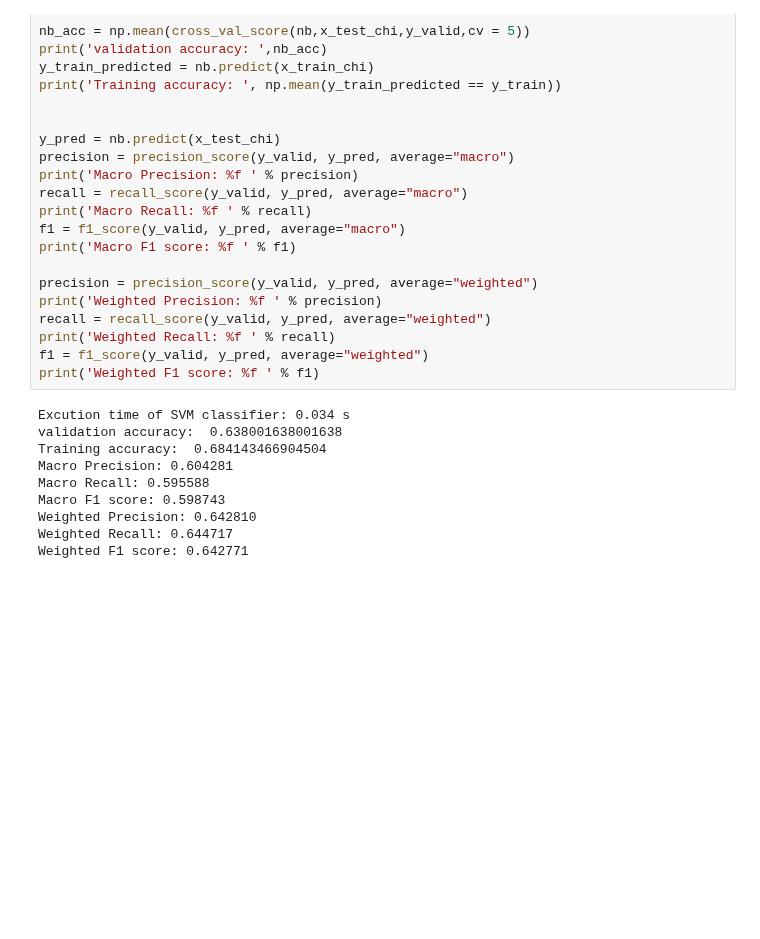
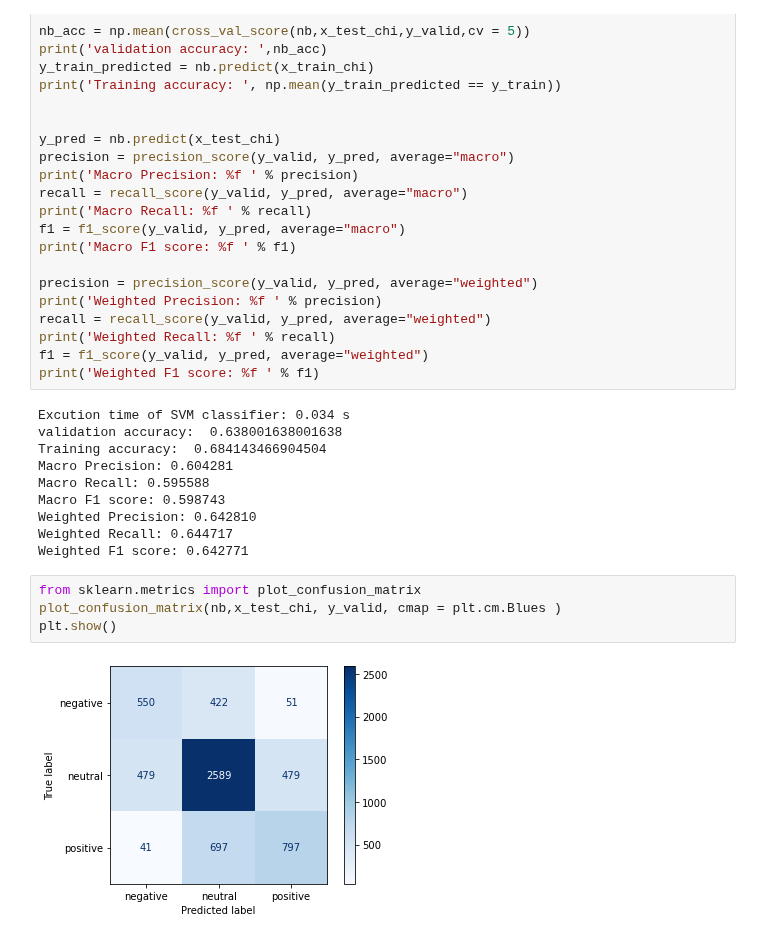
Before and after one commit to RicardoXXXXXX/Tweet-s-sentiment-prediction, a Jupyter notebook: COMP30027-Assignment2-feature_analysis.ipynb, the cells around one changed output. Cells and saved outputs as stored; diff of their text form; blank space fills up the shorter version.

```diff
--- a/COMP30027-Assignment2-feature_analysis.ipynb
+++ b/COMP30027-Assignment2-feature_analysis.ipynb
@@ -418,3 +437,9 @@ Macro F1 score: 0.598743
 Weighted Precision: 0.642810
 Weighted Recall: 0.644717
 Weighted F1 score: 0.642771
+# %%
+from sklearn.metrics import plot_confusion_matrix
+plot_confusion_matrix(nb,x_test_chi, y_valid, cmap = plt.cm.Blues )
+plt.show()
+# %% [output]
+[figure, added]
```
Also changed, not shown: parts of 5 cells of this notebook.
